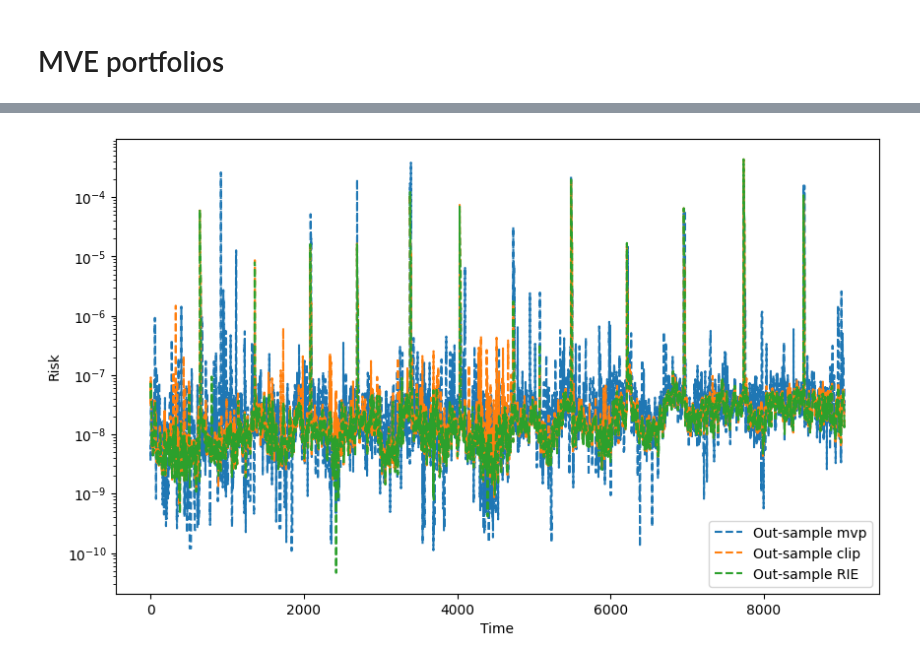
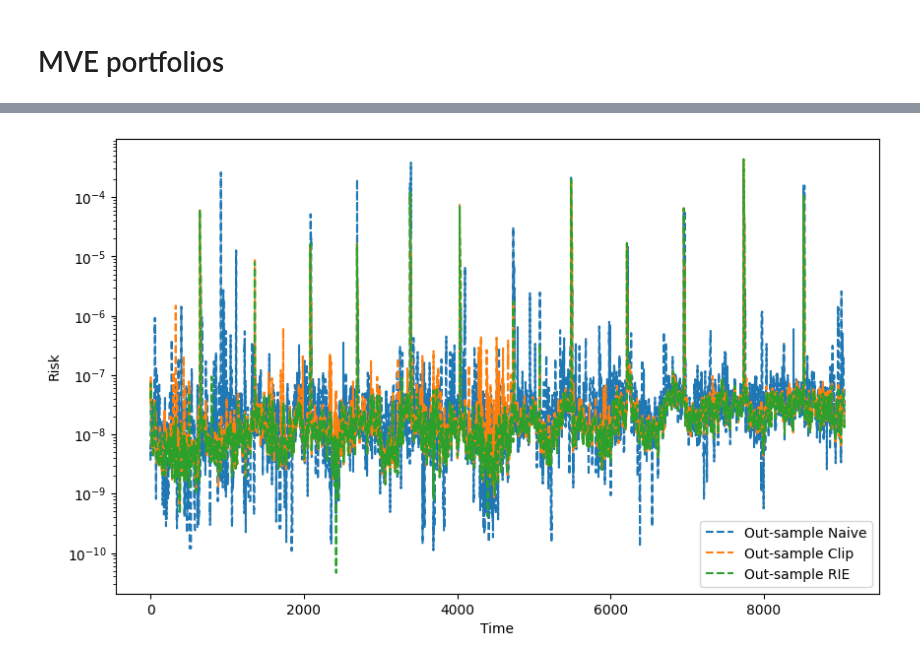
Before and after one commit to hosseinabadi/Big-Data-Correlation-Estimation, a Jupyter notebook: main.ipynb, the cells around one changed output, grey strips where cells are left out. Drawn from its saved outputs; the diff is of its cells as text; code cells hidden in the pictures.

```diff
--- a/main.ipynb
+++ b/main.ipynb
@@ -445,13 +465,13 @@ plt.show()
 # %%
 risks_filled_out = risks_filled.filter(pl.col("out_sample_mvp") > 1e-10)
 plt.figure(figsize=(10, 6))
-plt.plot(risks_filled_out["out_sample_mvp"][: min(num_to_visualize, num_rows)], label="Out-sample mvp", linestyle="--")
-plt.plot(risks_filled_out["out_sample_clip"][: min(num_to_visualize, num_rows)], label="Out-sample clip", linestyle="--")
+plt.plot(risks_filled_out["out_sample_mvp"][: min(num_to_visualize, num_rows)], label="Out-sample Naive", linestyle="--")
+plt.plot(risks_filled_out["out_sample_clip"][: min(num_to_visualize, num_rows)], label="Out-sample Clip", linestyle="--")
 plt.plot(risks_filled_out["out_sample_RIE"][: min(num_to_visualize, num_rows)], label="Out-sample RIE", linestyle="--")
 plt.ylabel("Risk")
 plt.xlabel("Time")
 plt.legend()
 plt.yscale("log")
 plt.show()
 # %% [output]
-[figure, old version]
+[figure, new version]
```
Also changed, not shown: parts of 9 cells of this notebook, 2 other files.
